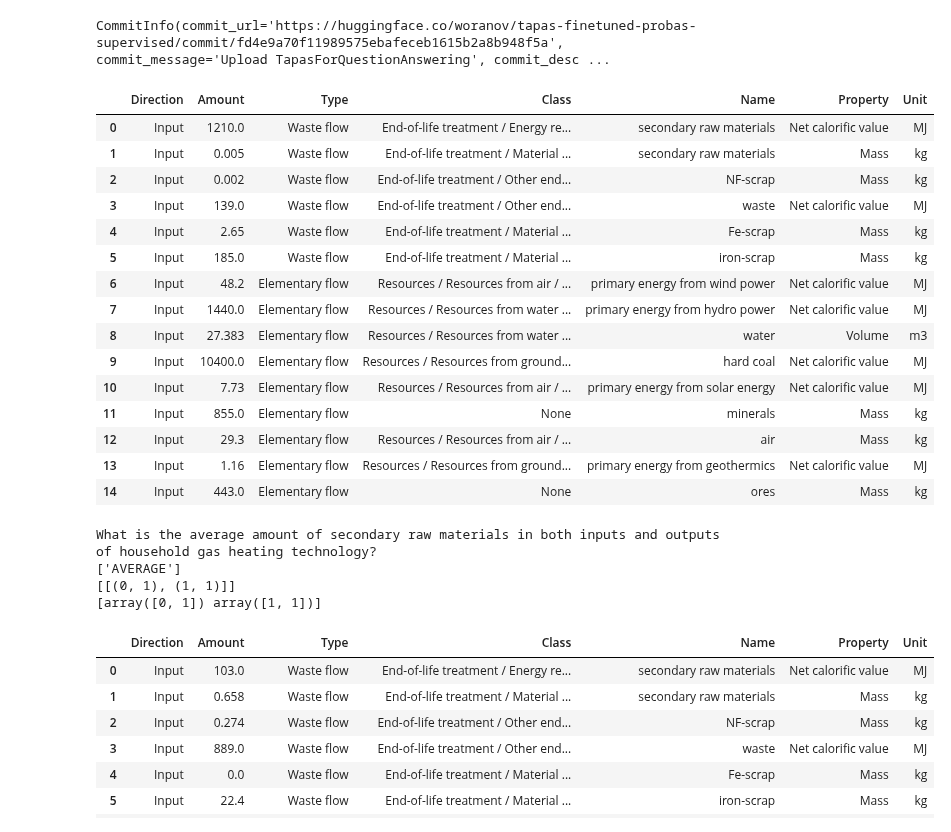
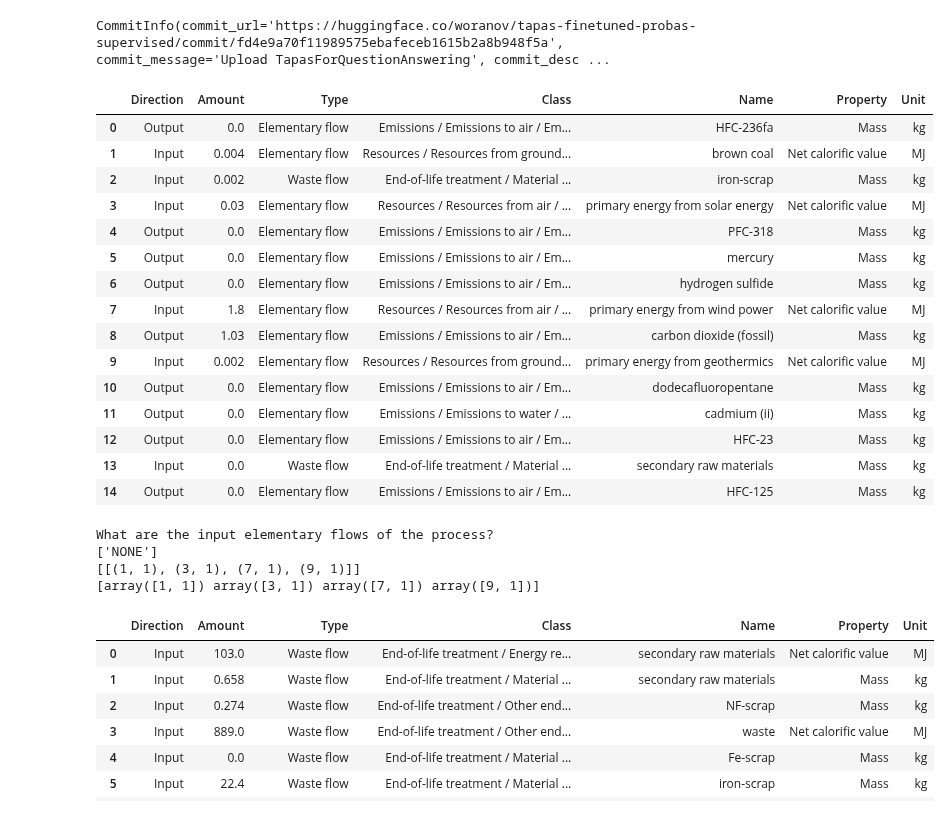
Before and after one commit to QuadroTim/amlta-project, a Jupyter notebook: notebooks/tapas_fine_tuning.ipynb, the cells around one changed output. Cells and saved outputs as stored; diff of their text form; code cells hidden in the pictures.

```diff
--- a/notebooks/tapas_fine_tuning.ipynb
+++ b/notebooks/tapas_fine_tuning.ipynb
@@ -110,5 +89,5 @@ checkpoint_path = tapas_ft_dir / "checkpoints"
 # %%
-examples_batched_df_path = tapas_ft_dir / "data" / "tapas_train_batched_dfs.parquet"
+examples_batched_df_path = tapas_ft_dir / "data" / "tapas_train_batched_dfs_shuffled.parquet"
 examples_batched_df = pd.read_parquet(examples_batched_df_path)
 
 # # extremely slow thanks to I/O on colab :')
@@ -228,11 +246,11 @@ val_dataset = TableDataset(
     df=examples_batched_df.iloc[split_idx:], tokenizer=tapas_tokenizer
 )
 
-train_dataloader = DataLoader(train_dataset, batch_size=32, shuffle=True)
-val_dataloader = DataLoader(val_dataset, batch_size=32, shuffle=False)
+train_dataloader = DataLoader(train_dataset, batch_size=16, shuffle=True)
+val_dataloader = DataLoader(val_dataset, batch_size=16, shuffle=False)
 
 # Initialize the LightningModule with your TAPAS model.
-tapas_lightning = TapasLightningModule(tapas_model, learning_rate=5e-5)
+tapas_lightning = TapasLightningModule(tapas_model, learning_rate=3e-5)
 
 # Set up checkpointing: this callback will monitor 'val_loss' and save the best model.
 checkpoint_callback = ModelCheckpoint(
@@ -245,8 +263,9 @@ checkpoint_callback = ModelCheckpoint(
 
 # Create a PyTorch Lightning Trainer.
 trainer = pl.Trainer(
-    max_epochs=3,
+    max_epochs=10,
     accelerator="gpu" if torch.cuda.is_available() else "cpu",
+    gradient_clip_val=8.0,
     devices=1,
     callbacks=[checkpoint_callback],
     log_every_n_steps=10,
@@ -256,7 +275,7 @@ INFO:pytorch_lightning.utilities.rank_zero:GPU available: True (cuda), used: Tru
 INFO:pytorch_lightning.utilities.rank_zero:TPU available: False, using: 0 TPU cores
 INFO:pytorch_lightning.utilities.rank_zero:HPU available: False, using: 0 HPUs
 # %%
-if False:
+if True:
     tuner = Tuner(trainer)
 
     lr_finder = tuner.lr_find(
@@ -275,10 +294,13 @@ if False:
     fig = lr_finder.plot(suggest=True)
     fig.show()
 else:
-    new_lr = 3.5481338923357546e-06
+    # new_lr = 3.5481338923357546e-06
+    # new_lr = 0.00035481338923357554
+    new_lr = 8.912509381337456e-06
 
 
 if new_lr:
+    tapas_lightning.hparams.learning_rate = new_lr
     tapas_lightning.learning_rate = new_lr
 # %% [output]
 INFO:pytorch_lightning.accelerators.cuda:LOCAL_RANK: 0 - CUDA_VISIBLE_DEVICES: [0]
@@ -291,3 +313,11 @@ Suggested learning rate: 3.5481338923357546e-06
+# %%
+# new_lr = 8.912509381337456e-06
+new_lr = 5e-5
+
+
+if new_lr:
+    tapas_lightning.hparams.learning_rate = new_lr
+    tapas_lightning.learning_rate = new_lr
 # %%
 # Start training.
 trainer.fit(
@@ -339,15 +390,19 @@ trainer.validate(fitted_model, dataloaders=val_dataloader)
 # fitted_model.to(device)
 # fitted_model.eval()
 
-model = from_hub_model.to(device)
+# model = fitted_model.model
+model = tapas_lightning.model.to(device)
+# model = from_hub_model.to(device)
 
 ex = examples_batched_df.iloc[int(len(examples_batched_df) * 0.8) :].sample(1).iloc[0]
 question_general = ex["question_general"]
-# question_process_agnostic = ex["question_template"].replace("<", "").replace(">", "")
-question_process_agnostic = question_general
+question_process_agnostic = ex["question_template"].replace("<", "").replace(">", "")
+# question_process_agnostic = question_general
+
+flows_df = get_flows_df(ex["process_uuid"]).sample(frac=1, random_state=ex["shuffle_seed"])
 
 flows_df = (
-    get_flows_df(ex["process_uuid"])
+    flows_df
     .iloc[ex["flows_start"] : ex["flows_stop"]]
     .reset_index(drop=True)
 )
@@ -356,53 +411,53 @@ table = transform_flows_for_tapas(flows_df).astype(str)
 queries = question_process_agnostic
 
 display(table)
 print(queries)
 
 inputs = tapas_tokenizer(
     table=table, queries=queries, padding="max_length", return_tensors="pt"
 )
 with torch.no_grad():
     outputs = model(**inputs.to(device))
     predicted_answer_coordinates, predicted_aggregation_indices = (
         tapas_tokenizer.convert_logits_to_predictions(
             inputs.to("cpu"),
             outputs.logits.detach().to("cpu"),
             outputs.logits_aggregation.detach().to("cpu"),
-            cell_classification_threshold=0.45,
+            cell_classification_threshold=0.3,
         )
     )
 
 # let's print out the results:
 id2aggregation = {0: "NONE", 1: "SUM", 2: "AVERAGE", 3: "COUNT"}
 aggregation_predictions_string = [
     id2aggregation[x] for x in predicted_aggregation_indices
 ]
 
 print(aggregation_predictions_string)
 print(predicted_answer_coordinates)
 
 print(ex["coordinates"])
 # %% [output]
 |  | Direction | Amount | Type | Class | Name | Property | Unit |
-| 0 | Input | 1210.0 | Waste flow | End-of-life treatment / Energy re... | secondary raw materials | Net calorific value | MJ |
-| 1 | Input | 0.005 | Waste flow | End-of-life treatment / Material ... | secondary raw materials | Mass | kg |
-| 2 | Input | 0.002 | Waste flow | End-of-life treatment / Other end... | NF-scrap | Mass | kg |
-| 3 | Input | 139.0 | Waste flow | End-of-life treatment / Other end... | waste | Net calorific value | MJ |
-| 4 | Input | 2.65 | Waste flow | End-of-life treatment / Material ... | Fe-scrap | Mass | kg |
-| 5 | Input | 185.0 | Waste flow | End-of-life treatment / Material ... | iron-scrap | Mass | kg |
-| 6 | Input | 48.2 | Elementary flow | Resources / Resources from air / ... | primary energy from wind power | Net calorific value | MJ |
-| 7 | Input | 1440.0 | Elementary flow | Resources / Resources from water ... | primary energy from hydro power | Net calorific value | MJ |
-| 8 | Input | 27.383 | Elementary flow | Resources / Resources from water ... | water | Volume | m3 |
-| 9 | Input | 10400.0 | Elementary flow | Resources / Resources from ground... | hard coal | Net calorific value | MJ |
-| 10 | Input | 7.73 | Elementary flow | Resources / Resources from air / ... | primary energy from solar energy | Net calorific value | MJ |
-| 11 | Input | 855.0 | Elementary flow | None | minerals | Mass | kg |
-| 12 | Input | 29.3 | Elementary flow | Resources / Resources from air / ... | air | Mass | kg |
-| 13 | Input | 1.16 | Elementary flow | Resources / Resources from ground... | primary energy from geothermics | Net calorific value | MJ |
-| 14 | Input | 443.0 | Elementary flow | None | ores | Mass | kg |
+| 0 | Output | 0.0 | Elementary flow | Emissions / Emissions to air / Em... | HFC-236fa | Mass | kg |
+| 1 | Input | 0.004 | Elementary flow | Resources / Resources from ground... | brown coal | Net calorific value | MJ |
+| 2 | Input | 0.002 | Waste flow | End-of-life treatment / Material ... | iron-scrap | Mass | kg |
+| 3 | Input | 0.03 | Elementary flow | Resources / Resources from air / ... | primary energy from solar energy | Net calorific value | MJ |
+| 4 | Output | 0.0 | Elementary flow | Emissions / Emissions to air / Em... | PFC-318 | Mass | kg |
+| 5 | Output | 0.0 | Elementary flow | Emissions / Emissions to air / Em... | mercury | Mass | kg |
+| 6 | Output | 0.0 | Elementary flow | Emissions / Emissions to air / Em... | hydrogen sulfide | Mass | kg |
+| 7 | Input | 1.8 | Elementary flow | Resources / Resources from air / ... | primary energy from wind power | Net calorific value | MJ |
+| 8 | Output | 1.03 | Elementary flow | Emissions / Emissions to air / Em... | carbon dioxide (fossil) | Mass | kg |
+| 9 | Input | 0.002 | Elementary flow | Resources / Resources from ground... | primary energy from geothermics | Net calorific value | MJ |
+| 10 | Output | 0.0 | Elementary flow | Emissions / Emissions to air / Em... | dodecafluoropentane | Mass | kg |
+| 11 | Output | 0.0 | Elementary flow | Emissions / Emissions to water / ... | cadmium (ii) | Mass | kg |
+| 12 | Output | 0.0 | Elementary flow | Emissions / Emissions to air / Em... | HFC-23 | Mass | kg |
+| 13 | Input | 0.0 | Waste flow | End-of-life treatment / Material ... | secondary raw materials | Mass | kg |
+| 14 | Output | 0.0 | Elementary flow | Emissions / Emissions to air / Em... | HFC-125 | Mass | kg |
-What is the average amount of secondary raw materials in both inputs and outputs of household gas heating technology?
-['AVERAGE']
-[[(0, 1), (1, 1)]]
-[array([0, 1]) array([1, 1])]
+What are the input elementary flows of the process?
+['NONE']
+[[(1, 1), (3, 1), (7, 1), (9, 1)]]
+[array([1, 1]) array([3, 1]) array([7, 1]) array([9, 1])]
 # %%
 # fitted_model.to(device)
 # fitted_model.eval()
```
Also changed, not shown: parts of 14 cells of this notebook.
